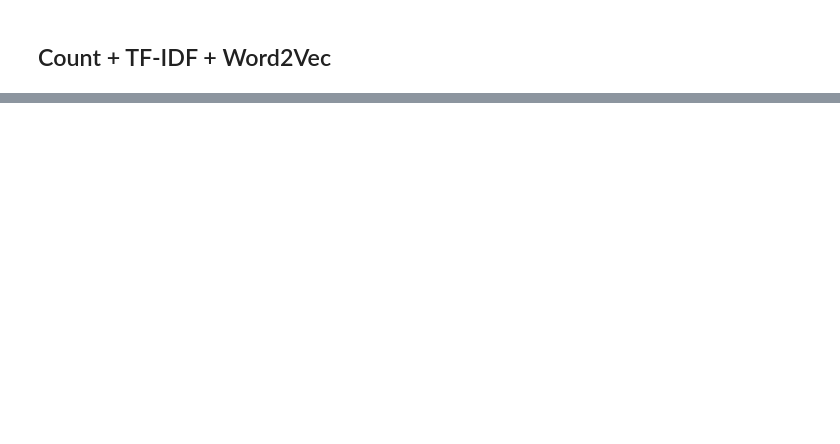
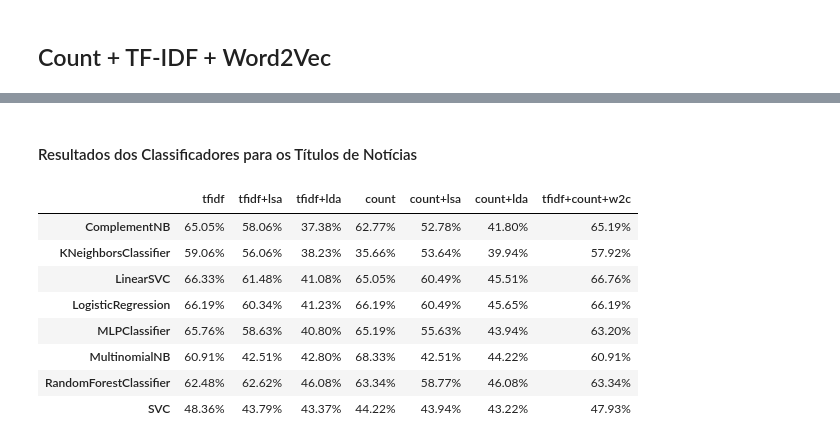
Before and after one commit to rdenadai/sentiment-analysis-2018-president-election, a Jupyter notebook: src/ai/experiments/supervised/valence_regular_supervised_ml.ipynb, the cells around one changed output, grey strips where cells are left out. Cells and saved outputs as stored; diff of their text form; code cells hidden in the pictures; blank space fills up the shorter version.

```diff
--- a/src/ai/experiments/supervised/valence_regular_supervised_ml.ipynb
+++ b/src/ai/experiments/supervised/valence_regular_supervised_ml.ipynb
@@ -772,0 +872,23 @@ Acurácia : 46.47%
+# %% [markdown]
+#### Resultados dos Classificadores para os Títulos de Notícias
+# %%
+df = pd.DataFrame.from_dict(matriz_resultados['titulo_noticias'])
+df.style.apply(highlight_max).format({
+    'tfidf': '{:,.2f}%'.format,
+    'tfidf+lsa': '{:,.2f}%'.format,
+    'tfidf+lda': '{:,.2f}%'.format,
+    'count': '{:,.2f}%'.format,
+    'count+lsa': '{:,.2f}%'.format,
+    'count+lda': '{:,.2f}%'.format,
+    'tfidf+count+w2c': '{:,.2f}%'.format,
+})
+# %% [output]
+|  | tfidf | tfidf+lsa | tfidf+lda | count | count+lsa | count+lda | tfidf+count+w2c |
+| ComplementNB | 65.05% | 58.06% | 37.38% | 62.77% | 52.78% | 41.80% | 65.19% |
+| KNeighborsClassifier | 59.06% | 56.06% | 38.23% | 35.66% | 53.64% | 39.94% | 57.92% |
+| LinearSVC | 66.33% | 61.48% | 41.08% | 65.05% | 60.49% | 45.51% | 66.76% |
+| LogisticRegression | 66.19% | 60.34% | 41.23% | 66.19% | 60.49% | 45.65% | 66.19% |
+| MLPClassifier | 65.76% | 58.63% | 40.80% | 65.19% | 55.63% | 43.94% | 63.20% |
+| MultinomialNB | 60.91% | 42.51% | 42.80% | 68.33% | 42.51% | 44.22% | 60.91% |
+| RandomForestClassifier | 62.48% | 62.62% | 46.08% | 63.34% | 58.77% | 46.08% | 63.34% |
+| SVC | 48.36% | 43.79% | 43.37% | 44.22% | 43.94% | 43.22% | 47.93% |
```
Also changed, not shown: parts of 23 cells of this notebook.
